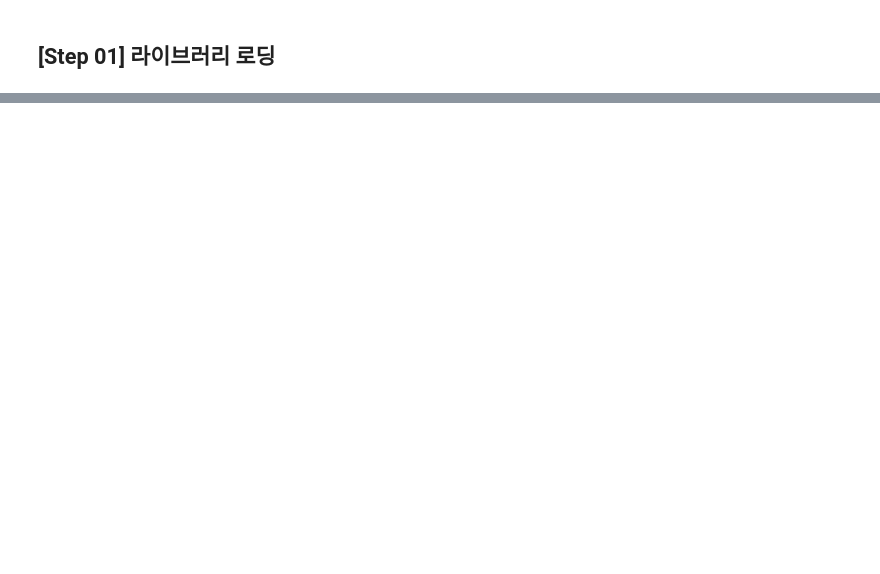
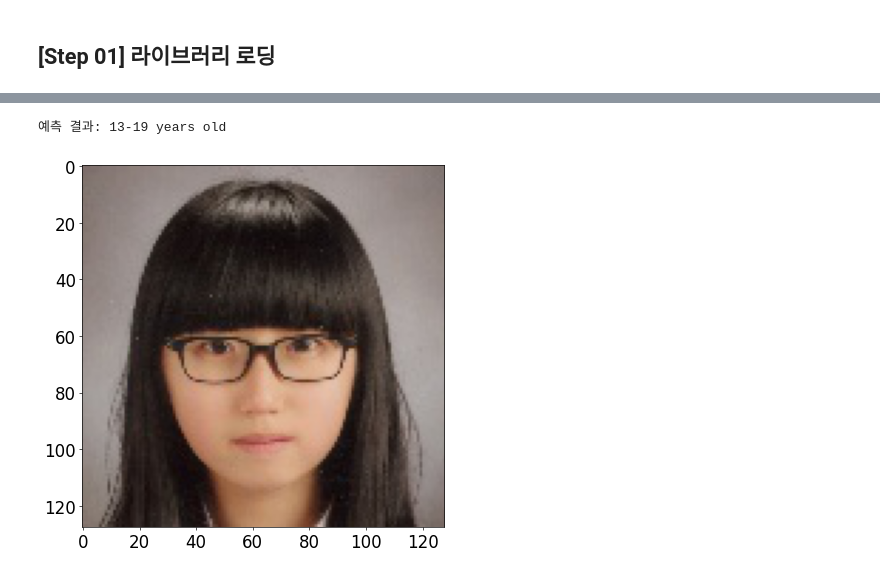
Before and after one commit to hmjeon/LEC-DLCV, a Jupyter notebook: 03 cnn/04_CNN_Face Age.ipynb, the cells around one changed output, grey strips where cells are left out. Saved outputs shown, nothing was run; the diff lists cells and outputs as text; code cells hidden in the pictures; blank space fills up the shorter version.

```diff
--- a/03 cnn/04_CNN_Face Age.ipynb
+++ b/03 cnn/04_CNN_Face Age.ipynb
@@ -396,0 +424,14 @@ Test accuracy: 65.43%
+# %%
+# Test
+filename = f'F0861_AGE_D_21_c2.jpg'
+image = Image.open('./dataset_faceage/test_images/' + filename).convert('RGB')
+image = test_transform(image).unsqueeze(0).cuda()
+
+with torch.no_grad():
+    outputs = model(image)
+    _, preds = torch.max(outputs, 1)
+    print("예측 결과:", label_to_age[preds[0].item()])
+    imshow(image.cpu().data[0])
+# %% [output]
+예측 결과: 13-19 years old
+[figure, added]
```
Also changed, not shown: parts of 21 cells of this notebook, 3 other files.
